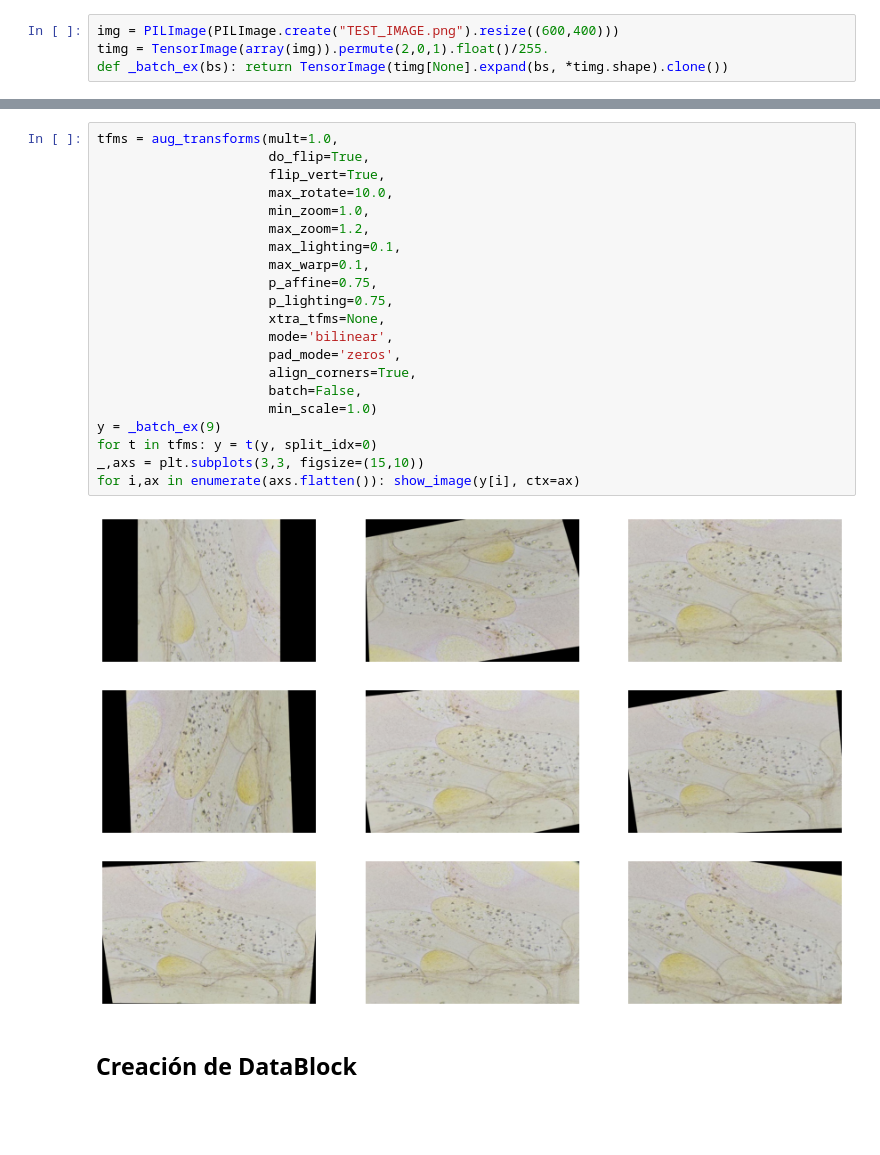
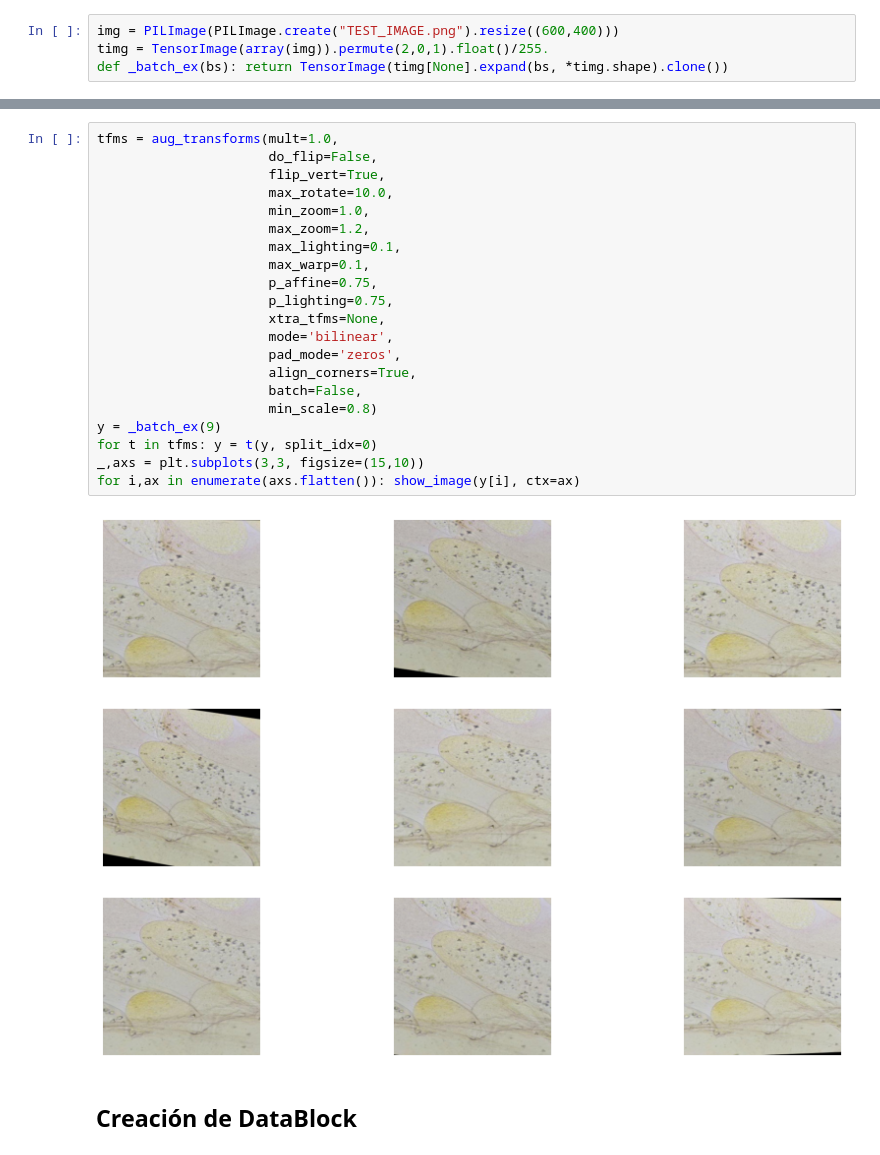
Before and after one commit to gabrielfreire08/ATSIA, a Jupyter notebook: atsia-usando-GF.ipynb, the cells around one changed output, grey strips where cells are left out. Cells and saved outputs as stored; diff of their text form; blank space fills up the shorter version.

```diff
--- a/atsia-usando-GF.ipynb
+++ b/atsia-usando-GF.ipynb
@@ -193,26 +189,26 @@ for ax in axs.flatten():
 # %%
 tfms = aug_transforms(mult=1.0,
-                      do_flip=True,
+                      do_flip=False,
                       flip_vert=True,
                       max_rotate=10.0,
                       min_zoom=1.0,
                       max_zoom=1.2,
                       max_lighting=0.1,
                       max_warp=0.1,
                       p_affine=0.75,
                       p_lighting=0.75,
                       xtra_tfms=None,
                       mode='bilinear',
                       pad_mode='zeros',
                       align_corners=True,
                       batch=False,
-                      min_scale=1.0)
+                      min_scale=0.8)
 y = _batch_ex(9)
 for t in tfms: y = t(y, split_idx=0)
 _,axs = plt.subplots(3,3, figsize=(15,10))
 for i,ax in enumerate(axs.flatten()): show_image(y[i], ctx=ax)
 # %% [output]
-[figure, old version]
+[figure, new version]
 # %% [markdown]
 <a name='db'></a>
 ## Creación de DataBlock
```
Also changed, not shown: parts of 24 cells of this notebook.
